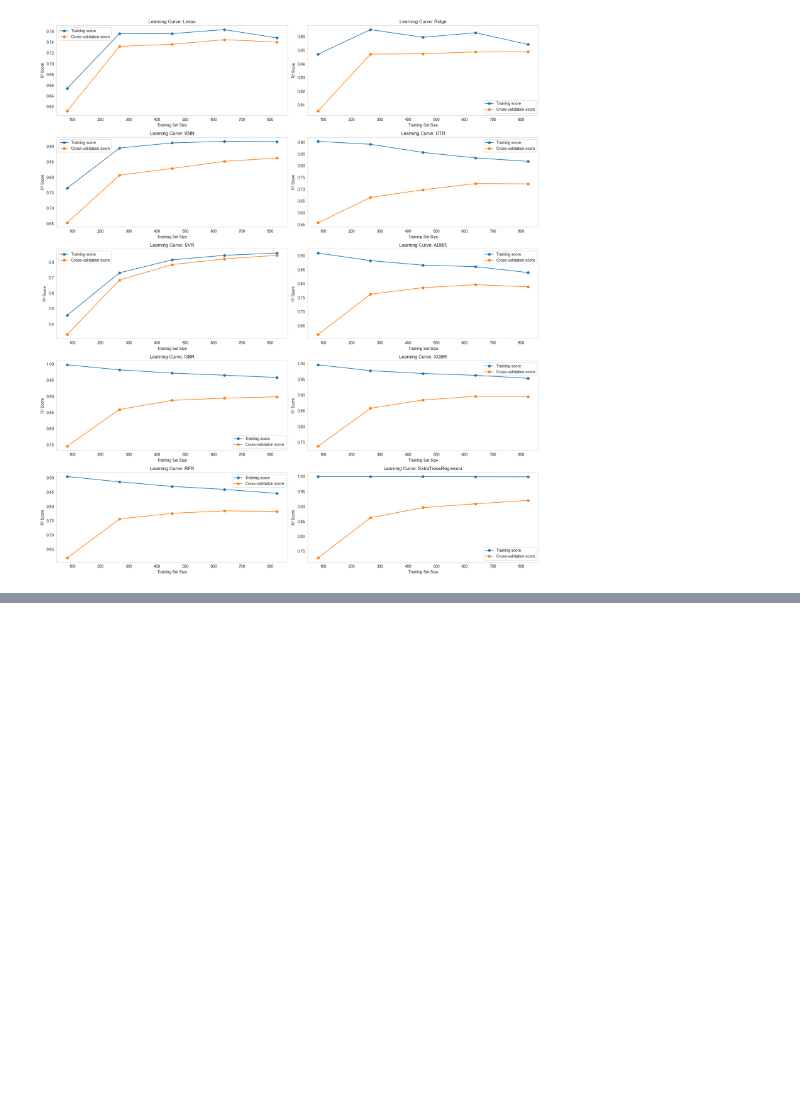
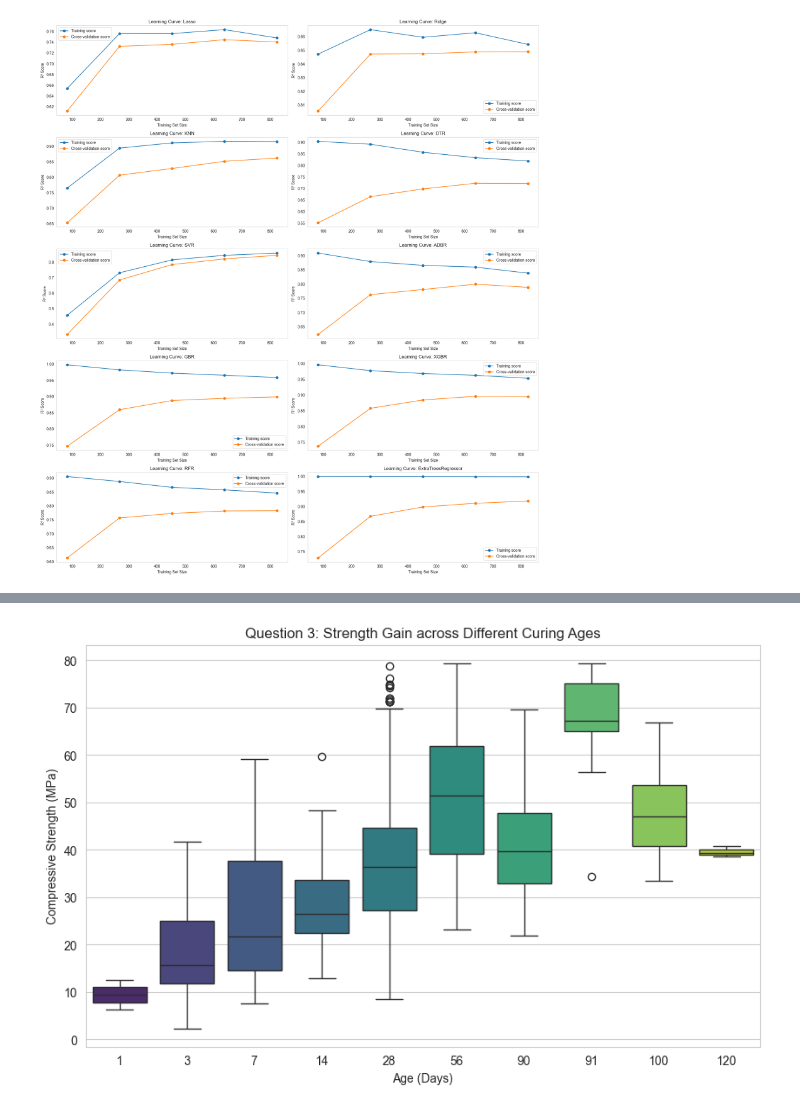
Before and after one commit to Sohail-m09/Cement_Strength_model, a Jupyter notebook: research/Model.ipynb, the cells around one changed output, grey strips where cells are left out. Cells and saved outputs as stored; diff of their text form; code cells hidden in the pictures; blank space fills up the shorter version.

```diff
--- a/research/Model.ipynb
+++ b/research/Model.ipynb
@@ -580,0 +606,9 @@ pickle.dump(model, open(f'{name}_model.pkl', 'wb'))
+# %%
+plt.figure(figsize=(10, 6))
+sns.boxplot(data=df, x='age', y='strength', palette='viridis')
+plt.title('Question 3: Strength Gain across Different Curing Ages')
+plt.xlabel('Age (Days)')
+plt.ylabel('Compressive Strength (MPa)')
+plt.show()
+# %% [output]
+[figure, added]
```
Also changed, not shown: parts of 10 cells of this notebook, 3 other files.
